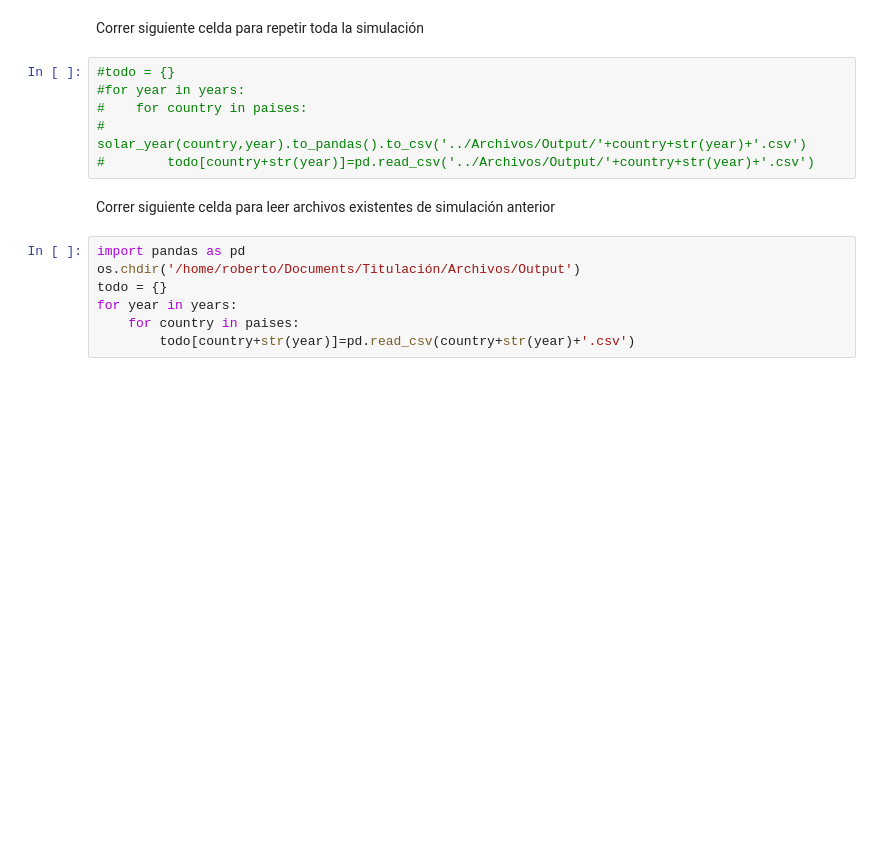
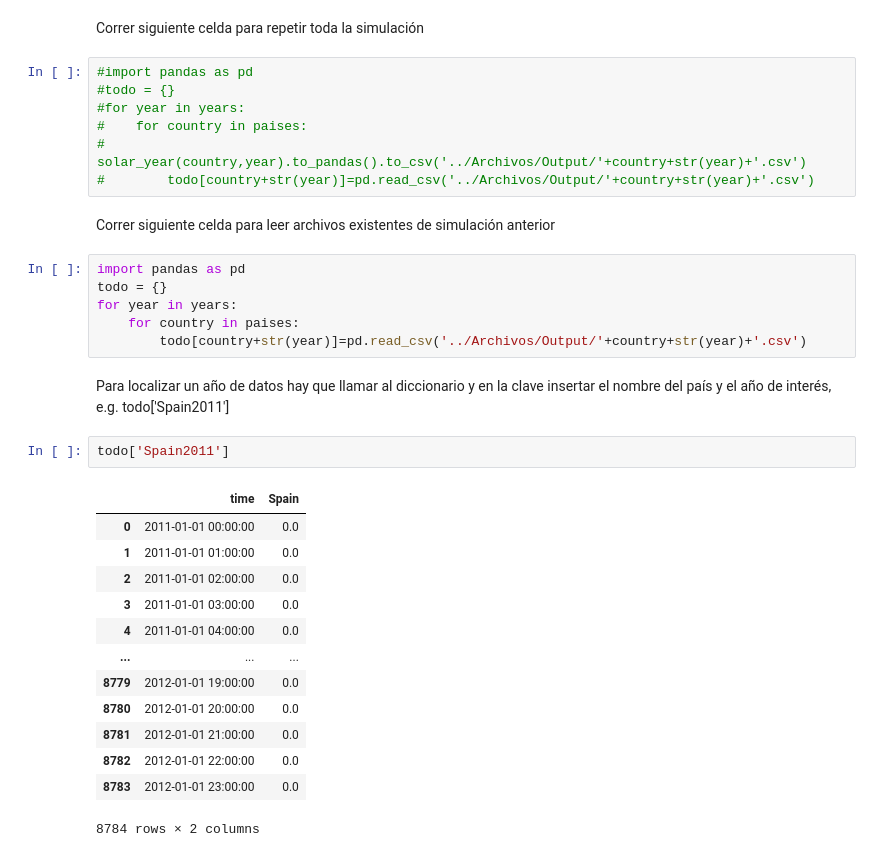
Before and after one commit to roberto-andrade22/PV_Parks_EU, a Jupyter notebook: Simulación.ipynb, the cells around one changed output. Drawn from its saved outputs; the diff is of its cells as text; blank space fills up the shorter version.

```diff
--- a/Simulación.ipynb
+++ b/Simulación.ipynb
@@ -15,6 +15,7 @@ from scripts import *
 # %% [markdown]
 Correr siguiente celda para repetir toda la simulación
 # %%
+#import pandas as pd
 #todo = {}
 #for year in years:
 #    for country in paises:
@@ -24,8 +25,25 @@ Correr siguiente celda para repetir toda la simulación
 Correr siguiente celda para leer archivos existentes de simulación anterior
 # %%
 import pandas as pd
-os.chdir('/home/roberto/Documents/Titulación/Archivos/Output')
 todo = {}
 for year in years:
     for country in paises:
-        todo[country+str(year)]=pd.read_csv(country+str(year)+'.csv')
+        todo[country+str(year)]=pd.read_csv('../Archivos/Output/'+country+str(year)+'.csv')
+# %% [markdown]
+Para localizar un año de datos hay que llamar al diccionario y en la clave insertar el nombre del país y el año de interés, e.g. todo['Spain2011']
+# %%
+todo['Spain2011']
+# %% [output]
+|  | time | Spain |
+| 0 | 2011-01-01 00:00:00 | 0.0 |
+| 1 | 2011-01-01 01:00:00 | 0.0 |
+| 2 | 2011-01-01 02:00:00 | 0.0 |
+| 3 | 2011-01-01 03:00:00 | 0.0 |
+| 4 | 2011-01-01 04:00:00 | 0.0 |
+| ... | ... | ... |
+| 8779 | 2012-01-01 19:00:00 | 0.0 |
+| 8780 | 2012-01-01 20:00:00 | 0.0 |
+| 8781 | 2012-01-01 21:00:00 | 0.0 |
+| 8782 | 2012-01-01 22:00:00 | 0.0 |
+| 8783 | 2012-01-01 23:00:00 | 0.0 |
+8784 rows × 2 columns
```
Also changed, not shown: parts of 3 cells of this notebook, 1 other file.
